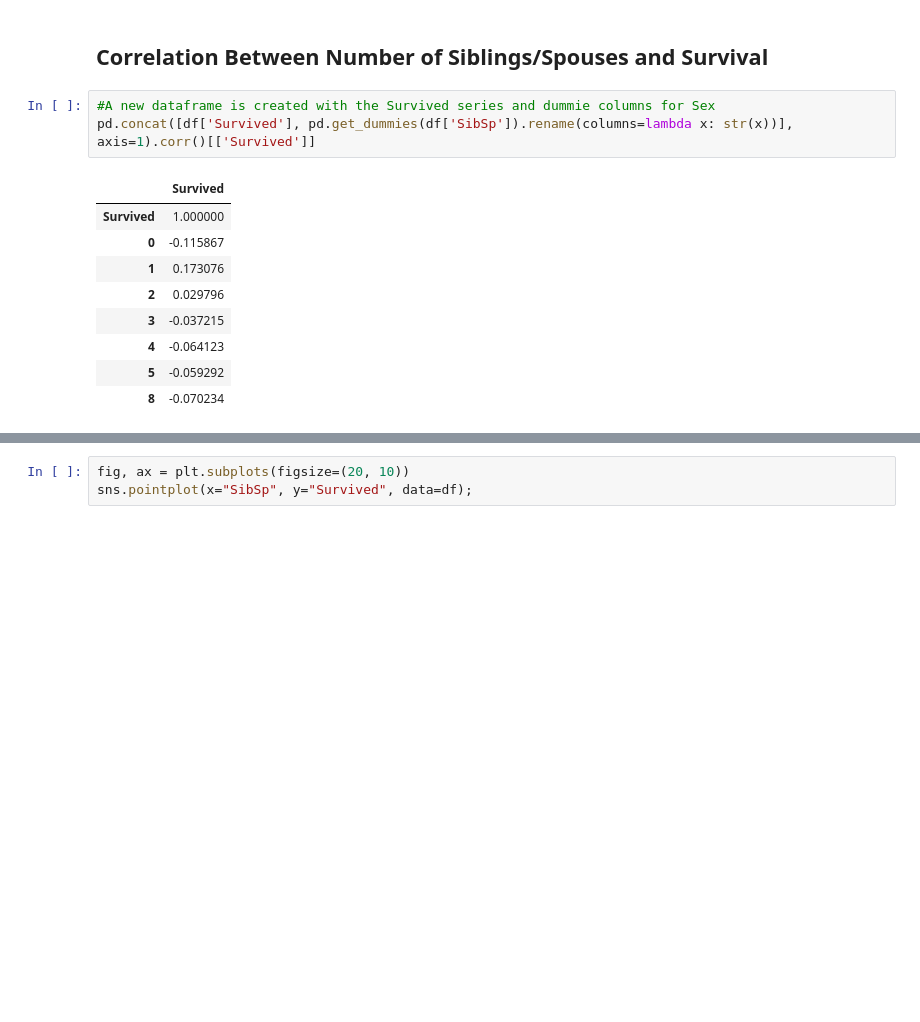
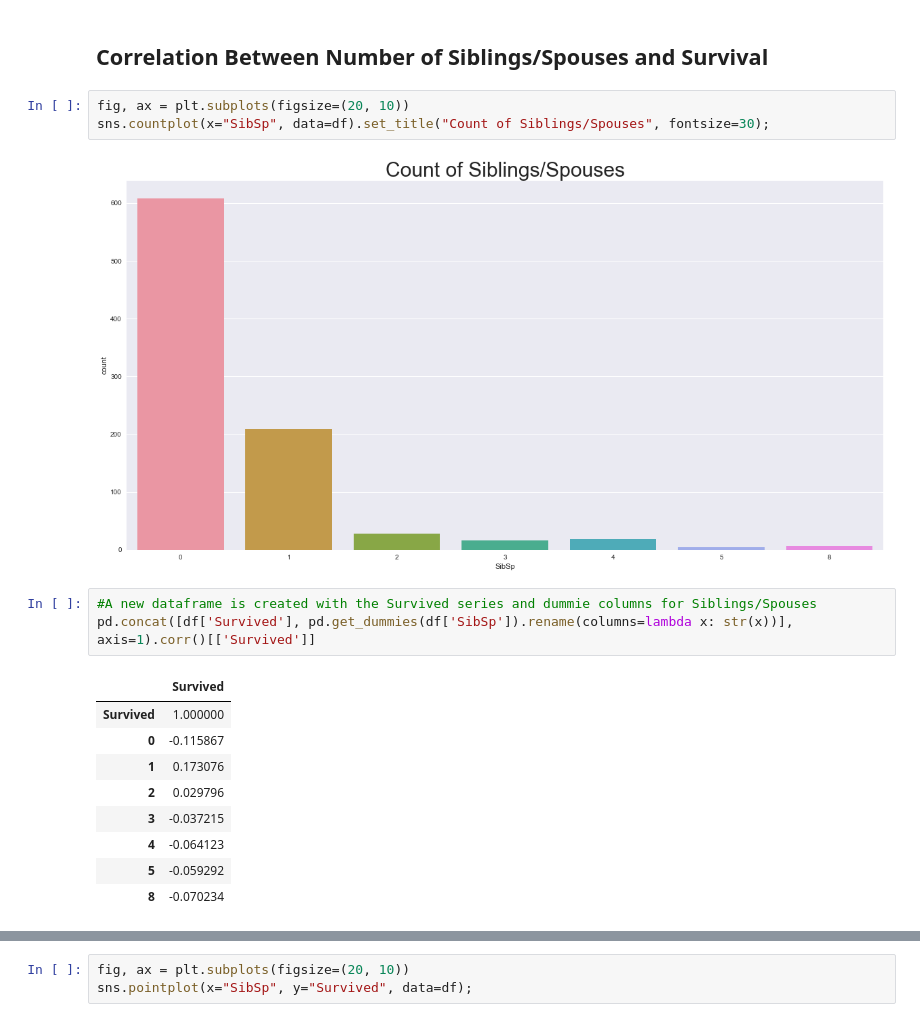
Before and after one commit to yaskyj/investigate-data-set, a Jupyter notebook: InvestigateTitanicData.ipynb, the cells around one changed output, grey strips where cells are left out. Drawn from its saved outputs; the diff is of its cells as text; blank space fills up the shorter version.

Commit message:
Begin siblings-spouses analysis

```diff
--- a/InvestigateTitanicData.ipynb
+++ b/InvestigateTitanicData.ipynb
@@ -205,7 +210,12 @@ sns.pointplot(x="Sex", y="Survived", hue="Pclass", data=df);
 # %% [markdown]
 ## Correlation Between Number of Siblings/Spouses and Survival
+# %%
+fig, ax = plt.subplots(figsize=(20, 10))
+sns.countplot(x="SibSp", data=df).set_title("Count of Siblings/Spouses", fontsize=30);
+# %% [output]
+[figure, added]
 # %%
-#A new dataframe is created with the Survived series and dummie columns for Sex
+#A new dataframe is created with the Survived series and dummie columns for Siblings/Spouses
 pd.concat([df['Survived'], pd.get_dummies(df['SibSp']).rename(columns=lambda x: str(x))], axis=1).corr()[['Survived']]
 # %% [output]
 |  | Survived |
```
Also changed, not shown: parts of 10 cells of this notebook.
